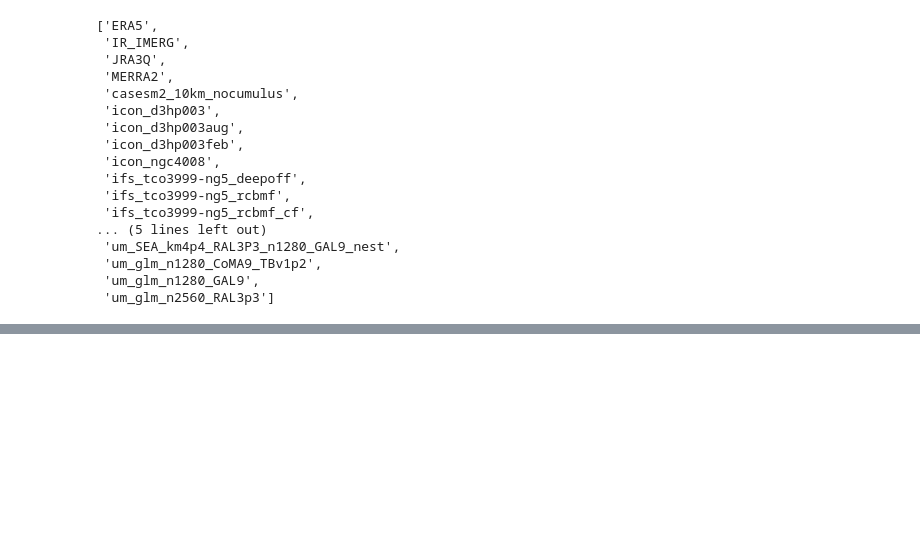
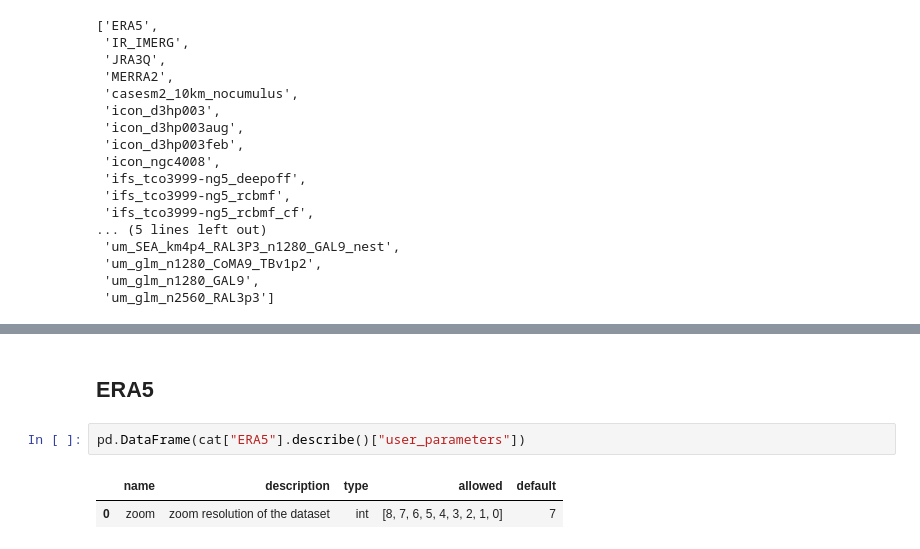
Before and after one commit to 21centuryweather/hk25-AusNode-TConvZones, a Jupyter notebook: notebooks/SC_01_test.ipynb, the cells around one changed output, grey strips where cells are left out. Drawn from its saved outputs; the diff is of its cells as text; blank space fills up the shorter version.

```diff
--- a/notebooks/SC_01_test.ipynb
+++ b/notebooks/SC_01_test.ipynb
@@ -60,0 +91,7 @@ Data variables: (12/58)
+# %% [markdown]
+## ERA5
+# %%
+pd.DataFrame(cat["ERA5"].describe()["user_parameters"])
+# %% [output]
+|  | name | description | type | allowed | default |
+| 0 | zoom | zoom resolution of the dataset | int | [8, 7, 6, 5, 4, 3, 2, 1, 0] | 7 |
```
Also changed, not shown: parts of 15 cells of this notebook, 1 other file.
